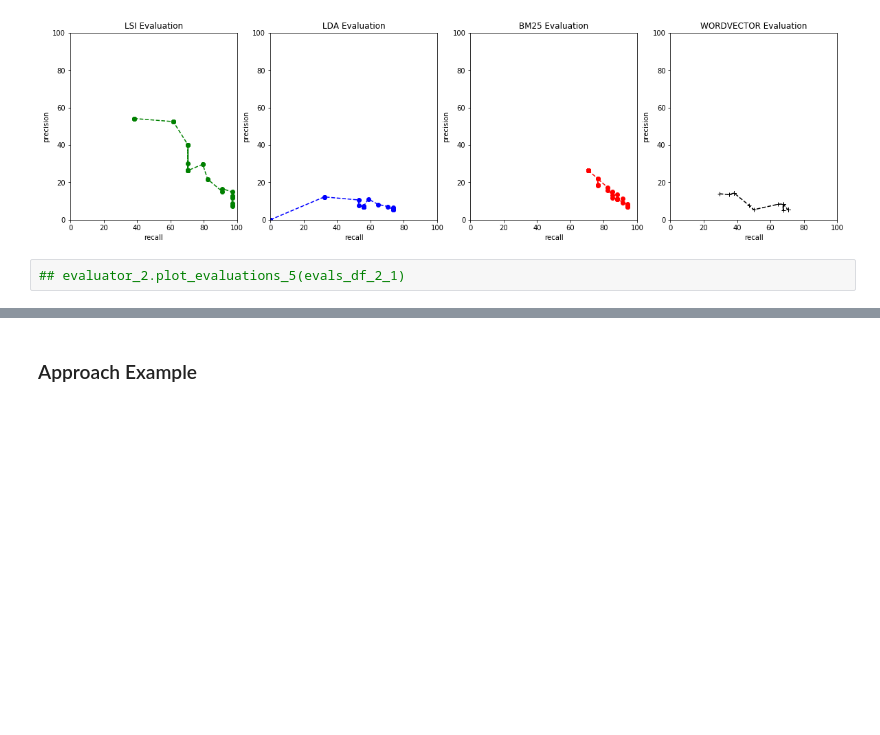
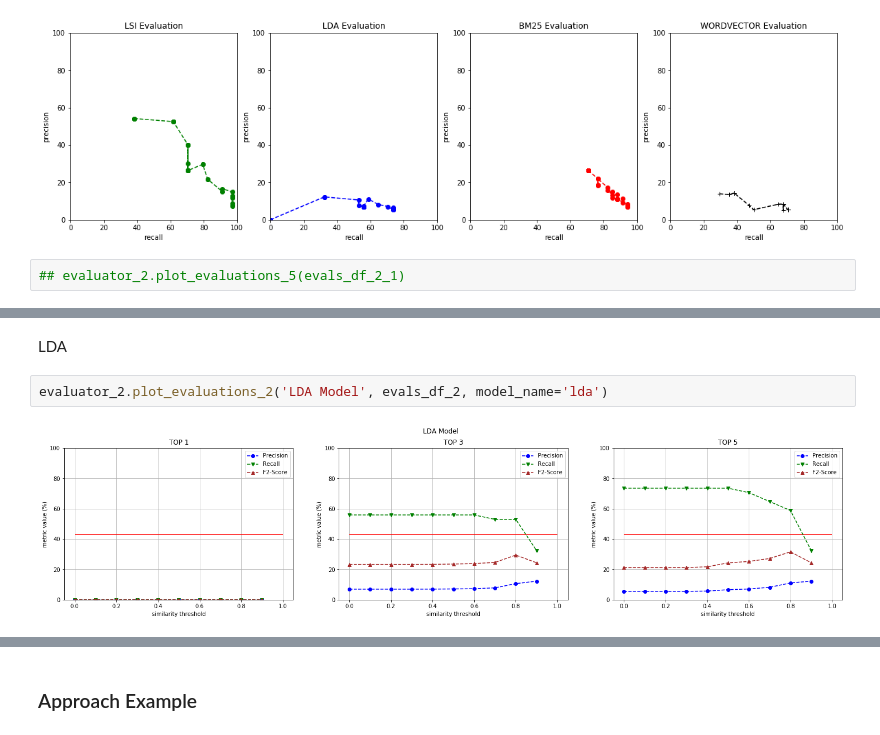
Before and after one commit to Pointpt/trace-link-recovery-study, a Jupyter notebook: notebooks/firefox_p2/feat_br_tracing/feat_br_runner.ipynb, the cells around one changed output, grey strips where cells are left out. Saved outputs shown, nothing was run; the diff lists cells and outputs as text; blank space fills up the shorter version.

```diff
--- a/notebooks/firefox_p2/feat_br_tracing/feat_br_runner.ipynb
+++ b/notebooks/firefox_p2/feat_br_tracing/feat_br_runner.ipynb
@@ -93,0 +102,6 @@ evaluator_2.plot_evaluations_4(evals_df_2_1)
+# %% [markdown]
+LDA
+# %%
+evaluator_2.plot_evaluations_2('LDA Model', evals_df_2, model_name='lda')
+# %% [output]
+[figure, added]
```
Also changed, not shown: parts of 52 cells of this notebook, 3 other files.
